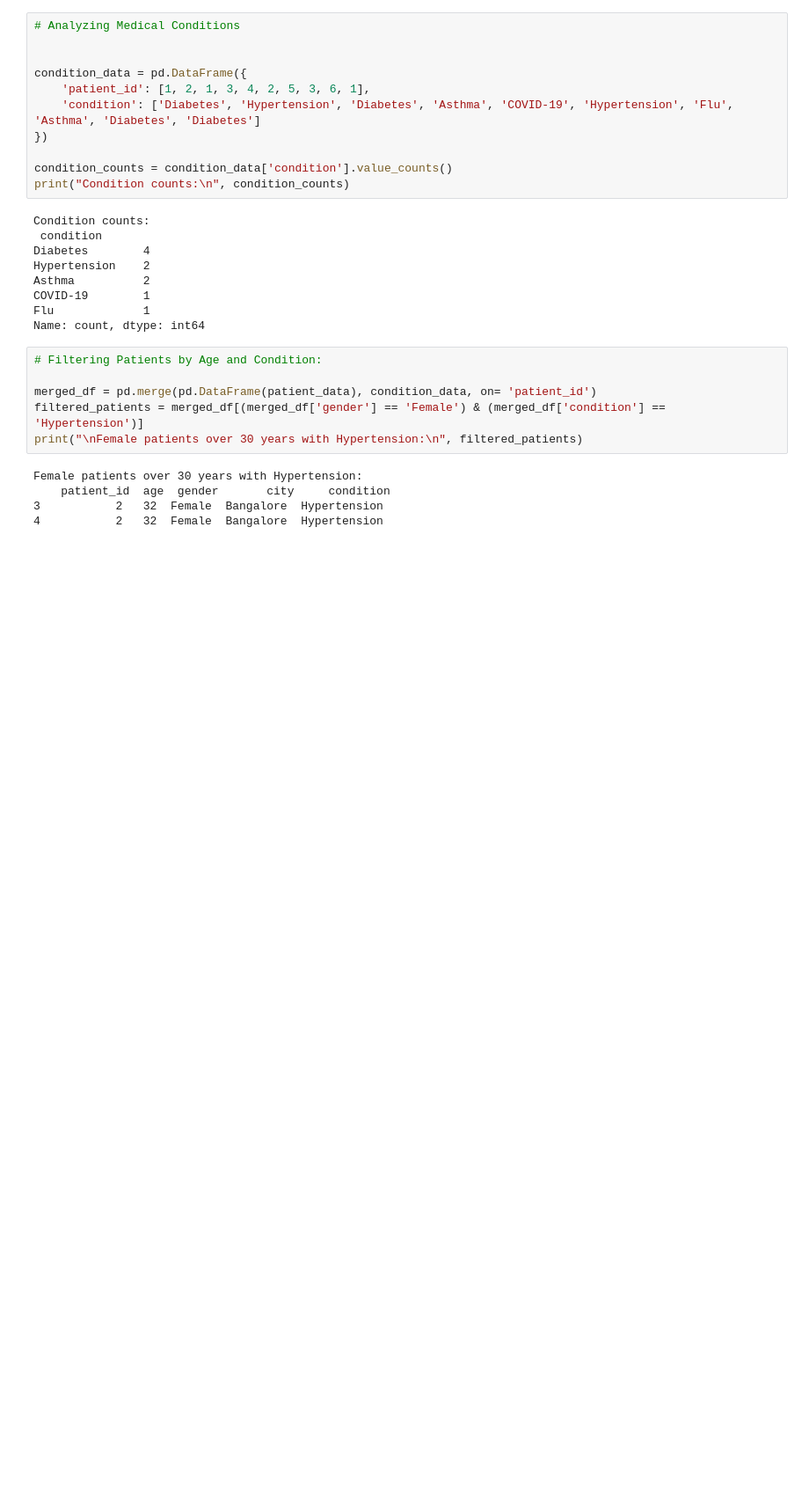
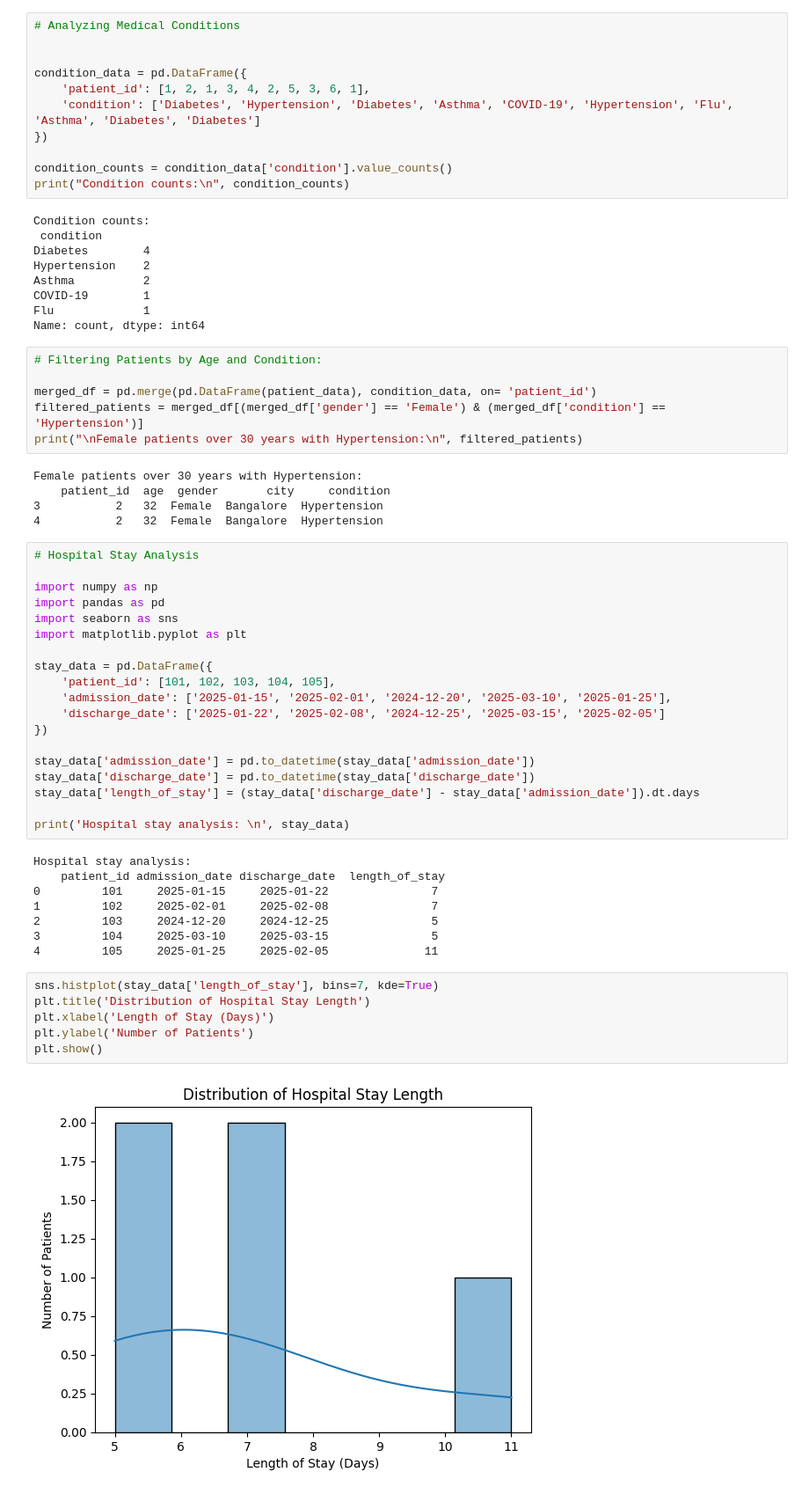
Before and after one commit to dakshayani2906/my-python-journey-basics, a Jupyter notebook: Untitled7.ipynb, the cells around one changed output. Shown at 88% size. Drawn from its saved outputs; the diff is of its cells as text; blank space fills up the shorter version.

```diff
--- a/Untitled7.ipynb
+++ b/Untitled7.ipynb
@@ -1922,3 +1922,38 @@ Female patients over 30 years with Hypertension:
     patient_id  age  gender       city     condition
 3           2   32  Female  Bangalore  Hypertension
 4           2   32  Female  Bangalore  Hypertension
+# %%
+# Hospital Stay Analysis
+
+import numpy as np
+import pandas as pd
+import seaborn as sns
+import matplotlib.pyplot as plt
+
+stay_data = pd.DataFrame({
+    'patient_id': [101, 102, 103, 104, 105],
+    'admission_date': ['2025-01-15', '2025-02-01', '2024-12-20', '2025-03-10', '2025-01-25'],
+    'discharge_date': ['2025-01-22', '2025-02-08', '2024-12-25', '2025-03-15', '2025-02-05']
+})
+
+stay_data['admission_date'] = pd.to_datetime(stay_data['admission_date'])
+stay_data['discharge_date'] = pd.to_datetime(stay_data['discharge_date'])
+stay_data['length_of_stay'] = (stay_data['discharge_date'] - stay_data['admission_date']).dt.days
+
+print('Hospital stay analysis: \n', stay_data)
+# %% [output]
+Hospital stay analysis:
+    patient_id admission_date discharge_date  length_of_stay
+0         101     2025-01-15     2025-01-22               7
+1         102     2025-02-01     2025-02-08               7
+2         103     2024-12-20     2024-12-25               5
+3         104     2025-03-10     2025-03-15               5
+4         105     2025-01-25     2025-02-05              11
+# %%
+sns.histplot(stay_data['length_of_stay'], bins=7, kde=True)
+plt.title('Distribution of Hospital Stay Length')
+plt.xlabel('Length of Stay (Days)')
+plt.ylabel('Number of Patients')
+plt.show()
+# %% [output]
+[figure, added]
```
Also changed, not shown: parts of 5 cells of this notebook.
